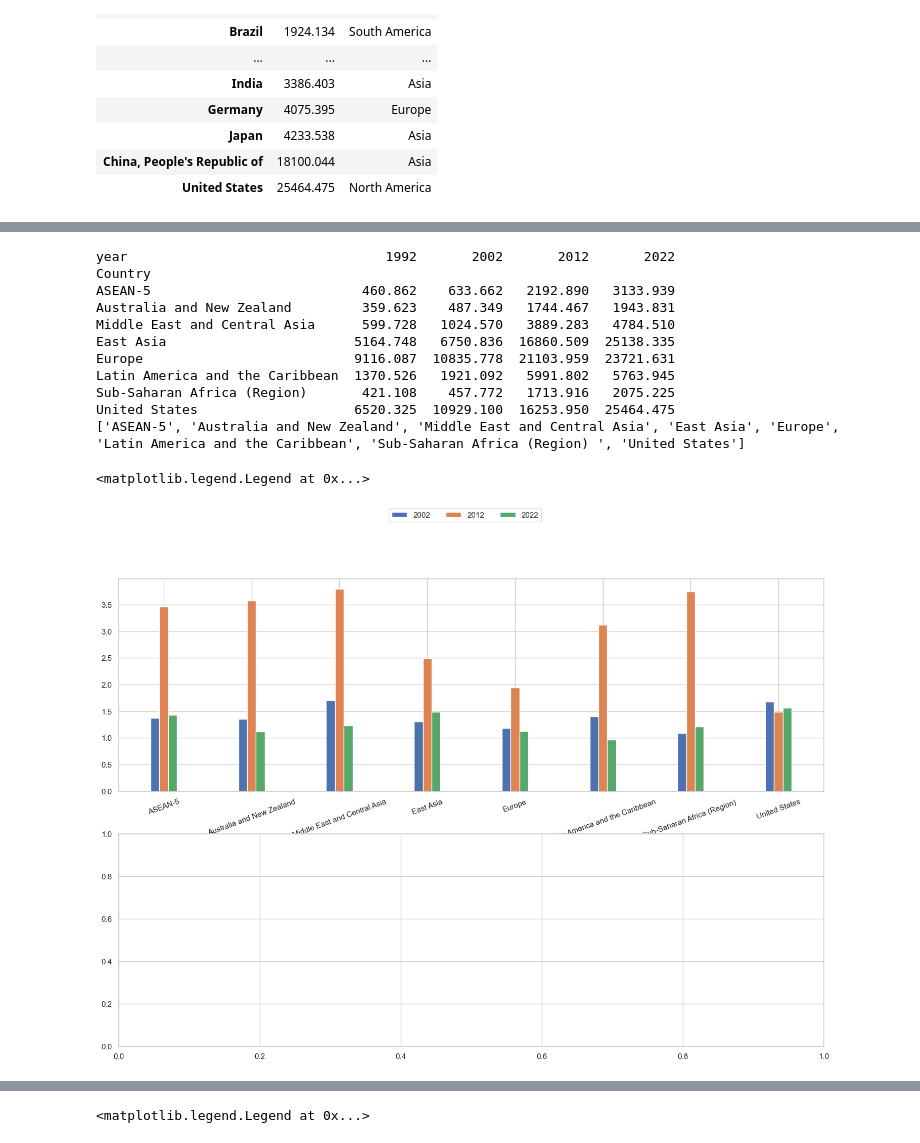
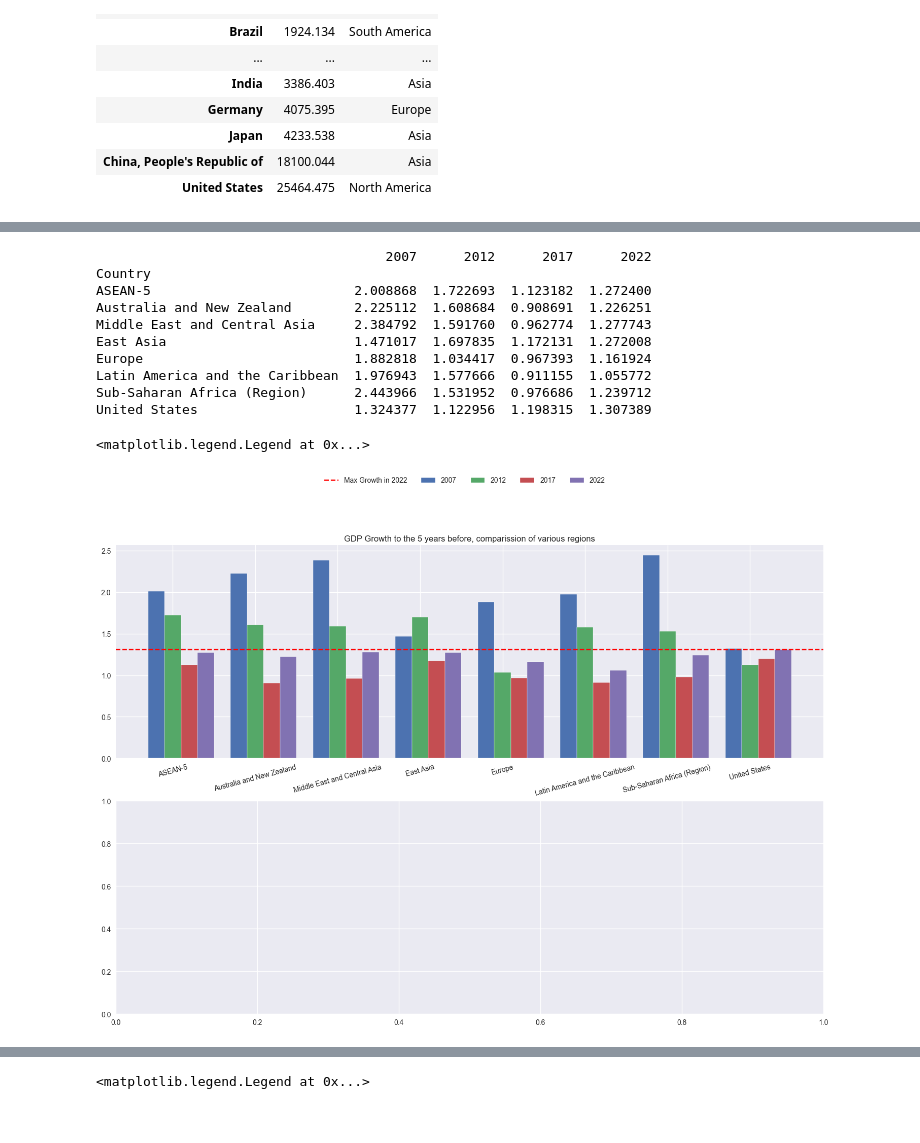
Before and after one commit to Monsieur-Bandana/data_science_clockmann, a Jupyter notebook: ClassProject2207 (1).ipynb, the cells around one changed output, grey strips where cells are left out. Cells and saved outputs as stored; diff of their text form; code cells hidden in the pictures.

```diff
--- a/ClassProject2207 (1).ipynb
+++ b/ClassProject2207 (1).ipynb
@@ -231,55 +232,69 @@ fig.legend(labels=["World Average", "Average of G20"])
 # %%
-import matplotlib.colors as mcolors
+
+import matplotlib as mpl
 
 fig, axes = plt.subplots(2, 1, figsize=(18, 12))
 
 blacklist = ['ASEAN-5', 'Australia and New Zealand', 'Middle East and Central Asia',  'East Asia', 'Europe', 'Latin America and the Caribbean', 'Sub-Saharan Africa (Region) ',  'United States']
 
 # sub area world
 # sub area europe
 
 dbEmerging = final_gdp2.loc[blacklist]
-dbEmerging = dbEmerging[[1992, 2002, 2012, 2022]]
-print(dbEmerging)
-data = {2002: dbEmerging[2002]/dbEmerging[1992],
-                2012: dbEmerging[2012]/dbEmerging[2002],
-                2022: dbEmerging[2022]/dbEmerging[2012] }
+dbEmerging = dbEmerging[[2002, 2007, 2012, 2017, 2022]]
+data = {2007: dbEmerging[2007]/dbEmerging[2002],
+                2012: dbEmerging[2012]/dbEmerging[2007],
+                2017: dbEmerging[2017]/dbEmerging[2012],
+                2022: dbEmerging[2022]/dbEmerging[2017]}
 dbGrowthRate = pd.DataFrame(data=data)
+
+print(dbGrowthRate)
+
+maxGrowth2022 = max(dbGrowthRate[2022].to_list())
+
 dbGrowthRate = dbGrowthRate.T
 
 
 regions = dbGrowthRate.columns.to_list()
 x = dbGrowthRate.values.tolist()
 region = np.arange(len(regions))
 
-width = 0.1
+width = 0.2
+
+my_colors = mpl.colors.ListedColormap(['#96cafa', '#94b9db', '#0766e6', '#0a3b7e'])
+
 
 i = 0
 while i < len(dbGrowthRate):
     offset=width*i
     axes[0].bar(height=x[i], x=region + offset,
                 width=width)
     i=i+1
 
-print(regions)
 
-axes[0].set_xticks(region + width, regions, rotation=20)
 
-fig.legend(dbGrowthRate.index.to_list(), loc='upper center', ncols=4)
+axes[0].axhline(y=maxGrowth2022, linestyle='--', color="red")
+
+axes[0].set_xticks(region + width, regions, rotation=15)
+axes[0].set_title("GDP Growth to the 5 years before, comparission of various regions")
+
+
+mpl.style.use('seaborn')
+
+fig.legend(loc='upper center', ncols=5, labels=["Max Growth in 2022"]+dbGrowthRate.index.to_list() )
 # %% [output]
-year                                 1992       2002       2012       2022
+                                     2007      2012      2017      2022
 Country
-ASEAN-5                           460.862    633.662   2192.890   3133.939
-Australia and New Zealand         359.623    487.349   1744.467   1943.831
-Middle East and Central Asia      599.728   1024.570   3889.283   4784.510
-East Asia                        5164.748   6750.836  16860.509  25138.335
-Europe                           9116.087  10835.778  21103.959  23721.631
-Latin America and the Caribbean  1370.526   1921.092   5991.802   5763.945
-Sub-Saharan Africa (Region)       421.108    457.772   1713.916   2075.225
-United States                    6520.325  10929.100  16253.950  25464.475
-['ASEAN-5', 'Australia and New Zealand', 'Middle East and Central Asia', 'East Asia', 'Europe', 'Latin America and the Caribbean', 'Sub-Saharan Africa (Region) ', 'United States']
+ASEAN-5                          2.008868  1.722693  1.123182  1.272400
+Australia and New Zealand        2.225112  1.608684  0.908691  1.226251
+Middle East and Central Asia     2.384792  1.591760  0.962774  1.277743
+East Asia                        1.471017  1.697835  1.172131  1.272008
+Europe                           1.882818  1.034417  0.967393  1.161924
+Latin America and the Caribbean  1.976943  1.577666  0.911155  1.055772
+Sub-Saharan Africa (Region)      2.443966  1.531952  0.976686  1.239712
+United States                    1.324377  1.122956  1.198315  1.307389
 <matplotlib.legend.Legend at 0x...>
-[figure, old version]
+[figure, new version]
 # %%
 
 i = 0
```
Also changed, not shown: parts of 1 cell of this notebook.
